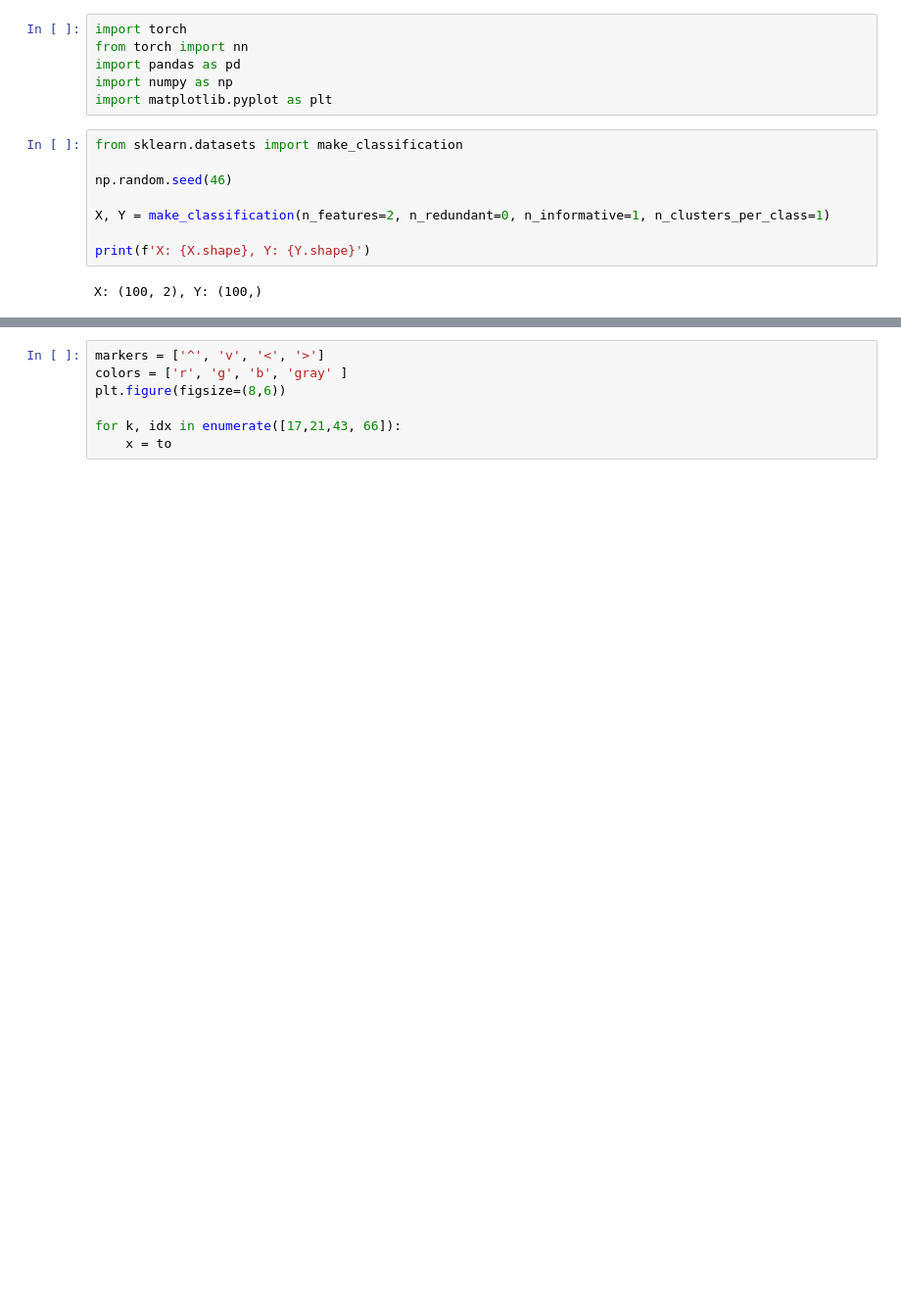
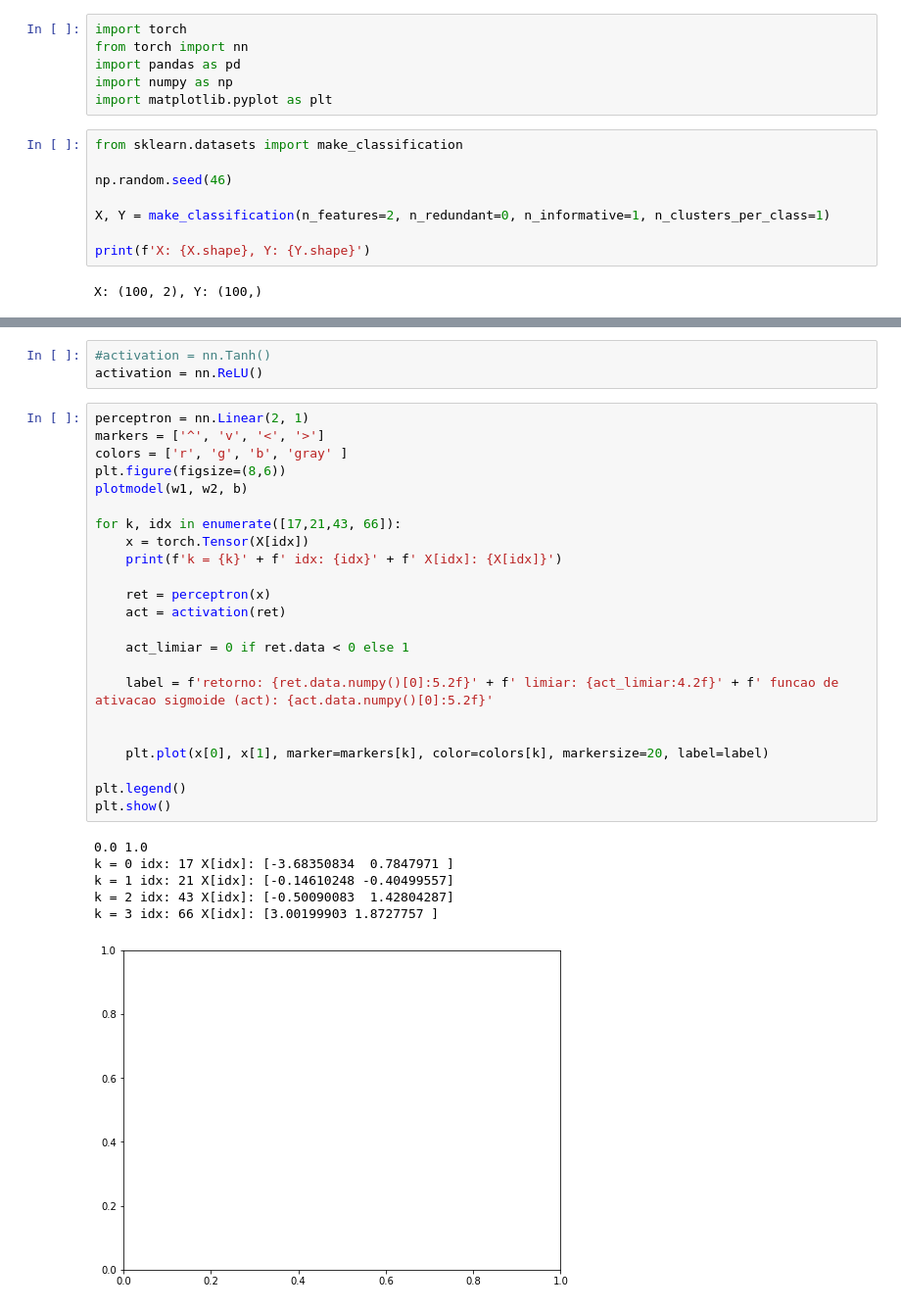
Before and after one commit to rivaldo/redes-neurais-deep-leaning-pytorch, a Jupyter notebook: ativacao.ipynb, the cells around one changed output, grey strips where cells are left out. Shown: that part at 98% size. Cells and saved outputs as stored; diff of their text form; blank space fills up the shorter version.

```diff
--- a/ativacao.ipynb
+++ b/ativacao.ipynb
@@ -70,7 +70,33 @@ Pesos do perceptron: tensor([[-0.4000]])
-# %%
-markers = ['^', 'v', '<', '>']
-colors = ['r', 'g', 'b', 'gray' ]
-plt.figure(figsize=(8,6))
-
-for k, idx in enumerate([17,21,43, 66]):
-    x = to
+# %%
+#activation = nn.Tanh()
+activation = nn.ReLU()
+# %%
+perceptron = nn.Linear(2, 1)
+markers = ['^', 'v', '<', '>']
+colors = ['r', 'g', 'b', 'gray' ]
+plt.figure(figsize=(8,6))
+plotmodel(w1, w2, b)
+
+for k, idx in enumerate([17,21,43, 66]):
+    x = torch.Tensor(X[idx])
+    print(f'k = {k}' + f' idx: {idx}' + f' X[idx]: {X[idx]}')
+
+    ret = perceptron(x)
+    act = activation(ret)
+
+    act_limiar = 0 if ret.data < 0 else 1
+
+    label = f'retorno: {ret.data.numpy()[0]:5.2f}' + f' limiar: {act_limiar:4.2f}' + f' funcao de ativacao sigmoide (act): {act.data.numpy()[0]:5.2f}'
+
+
+    plt.plot(x[0], x[1], marker=markers[k], color=colors[k], markersize=20, label=label)
+
+plt.legend()
+plt.show()
+# %% [output]
+0.0 1.0
+k = 0 idx: 17 X[idx]: [-3.68350834  0.7847971 ]
+k = 1 idx: 21 X[idx]: [-0.14610248 -0.40499557]
+k = 2 idx: 43 X[idx]: [-0.50090083  1.42804287]
+k = 3 idx: 66 X[idx]: [3.00199903 1.8727757 ]
+[figure, added]
```
Also changed, not shown: parts of 3 cells of this notebook.
